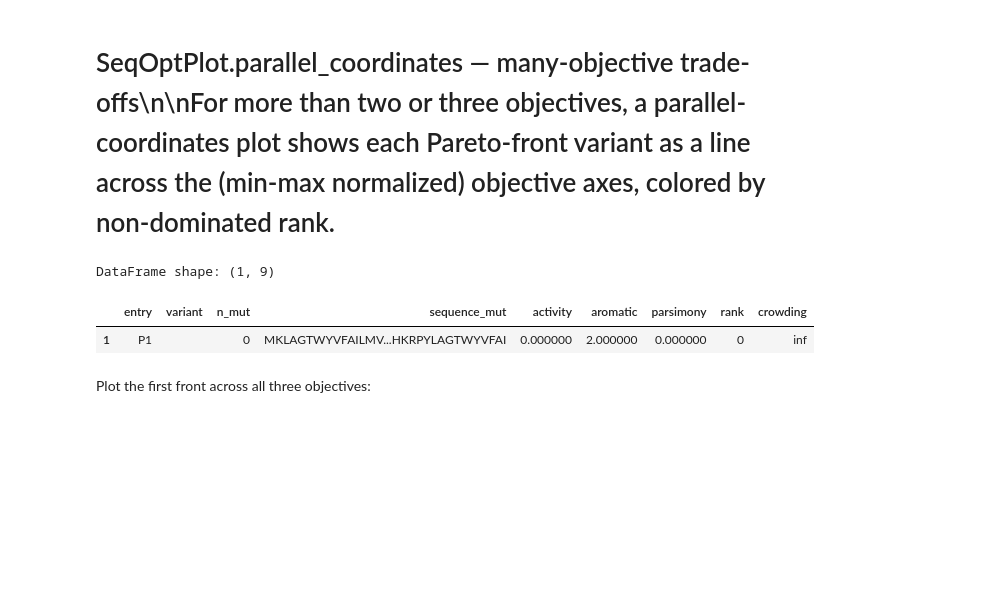
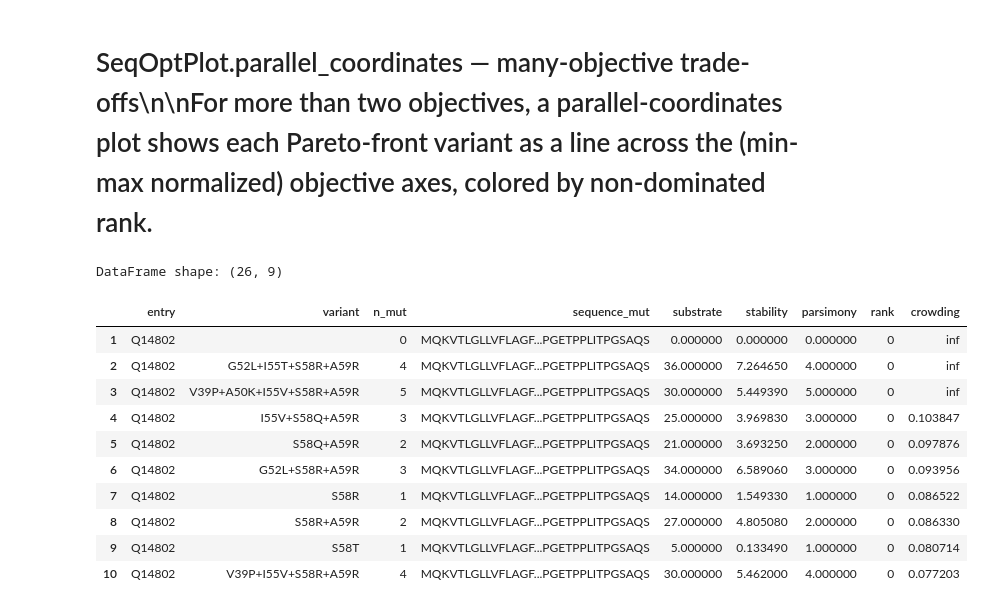
Before and after one commit to breimanntools/aaanalysis, a Jupyter notebook: examples/seqopt_parallel_coordinates.ipynb, the cells around one changed output. Saved outputs shown, nothing was run; the diff lists cells and outputs as text; code cells hidden in the pictures; blank space fills up the shorter version.

```diff
--- a/examples/seqopt_parallel_coordinates.ipynb
+++ b/examples/seqopt_parallel_coordinates.ipynb
@@ -1,54 +1,2 @@
 # %% [markdown]
-# SeqOptPlot.parallel_coordinates — many-objective trade-offs\n\nFor more than two or three objectives, a parallel-coordinates plot shows each Pareto-front variant as a line across the (min-max normalized) objective axes, colored by non-dominated rank.
+# SeqOptPlot.parallel_coordinates — many-objective trade-offs\n\nFor more than two objectives, a parallel-coordinates plot shows each Pareto-front variant as a line across the (min-max normalized) objective axes, colored by non-dominated rank.
-# %%
-import numpy as np, pandas as pd
-from sklearn.ensemble import RandomForestClassifier
-import aaanalysis as aa
-aa.options["verbose"] = False
-
-df_seq = pd.DataFrame({"entry": ["P1"],
-    "sequence": ["MKLAGTWYVFAILMVFWCGSTNQDEHKRPYLAGTWYVFAI"],
-    "tmd_start": [11], "tmd_stop": [20]})
-scales = list(aa.load_scales().columns[:4])
-df_feat = pd.DataFrame({
-    "feature": [f"TMD-Segment(1,1)-{s}" for s in scales],
-    "category": ["Polarity","ASA/Volume","Polarity","Energy"],
-    "subcategory": ["Hydrophobicity","Volume","Charge","Free energy"],
-    "scale_name": scales, "abs_auc": [.30,.25,.20,.10], "abs_mean_dif": [.40,.30,.20,.10],
-    "mean_dif": [.40,-.30,.20,-.10], "std_test": [.1]*4, "std_ref": [.1]*4,
-    "feat_importance": [40.,30.,20.,10.]})
-ref = pd.DataFrame({"entry": [f"R{i}" for i in range(8)],
-    "sequence": ["MKLAGTWYVFAILMVFWCGSTNQDEHKRPYLAGTWYVFAI",
-                 "ACDEFGHIKLMNPQRSTVWYACDEFGHIKLMNPQRSTVWY"] * 4,
-    "tmd_start": [11]*8, "tmd_stop": [20]*8})
-labels = [1,0]*4
-sf = aa.SequenceFeature()
-X = np.asarray(sf.feature_matrix(features=list(df_feat["feature"]),
-                                 df_parts=sf.get_df_parts(df_seq=ref),
-                                 df_scales=aa.load_scales()), float)
-model = RandomForestClassifier(n_estimators=20, random_state=0).fit(X, labels)
-
-# An EXTERNAL-PREDICTOR objective: any callable ``fn(sequence) -> float`` is optimized as an
-# objective. Here a mock stand-in; in practice this could wrap a scikit/torch model or a
-# sequence-level web tool / API (e.g. a topology or signal-peptide predictor like Phobius /
-# TMHMM). Results are cached per distinct variant, so a slow API is queried once per variant.
-def aromatic_run(sequence):
-    import re
-    runs = re.findall(r"[FWY]+", sequence)
-    return float(max((len(r) for r in runs), default=0))
-
-# Three objectives: maximize predicted activity, minimize the aromatic stretch (external
-# predictor), minimize the number of mutations.
-objectives = [("activity", "max", "delta_pred"),
-              ("aromatic", "min", aromatic_run),
-              ("parsimony", "min", "n_mut")]
-seqopt = aa.SeqOpt(mode="importance", model=model, random_state=42)
-df_pareto = seqopt.run(df_seq=df_seq, df_feat=df_feat, objectives=objectives,
-                       pop_size=24, n_gen=15, n_mut_max=4, region="tmd")
-aa.display_df(df_pareto, n_rows=10, show_shape=True)
-# %% [output]
-DataFrame shape: (1, 9)
-|  | entry | variant | n_mut | sequence_mut | activity | aromatic | parsimony | rank | crowding |
-| 1 | P1 |  | 0 | MKLAGTWYVFAILMV...HKRPYLAGTWYVFAI | 0.000000 | 2.000000 | 0.000000 | 0 | inf |
-# %% [markdown]
-Plot the first front across all three objectives:
@@ -55 +27,22 @@ Plot the first front across all three objectives:
+# %%
+objectives3 = [("substrate", "max", "delta_pred"),    # raise predicted substrate probability
+               ("stability", "min", "delta_cpp"),     # keep the feature profile close to natural
+               ("parsimony", "min", "n_mut")]         # few mutations
+seqopt = aa.SeqOpt(mode="importance", model=model, target_class=1, random_state=42)
+df_pareto = seqopt.run(df_seq=wt, df_feat=df_feat, objectives=objectives3,
+                       pop_size=40, n_gen=20, n_mut_max=5, region="tmd")
+aa.display_df(df_pareto, n_rows=10, show_shape=True)
+# %% [output]
+DataFrame shape: (26, 9)
+|  | entry | variant | n_mut | sequence_mut | substrate | stability | parsimony | rank | crowding |
+| 1 | Q14802 |  | 0 | MQKVTLGLLVFLAGF...PGETPPLITPGSAQS | 0.000000 | 0.000000 | 0.000000 | 0 | inf |
+| 2 | Q14802 | G52L+I55T+S58R+A59R | 4 | MQKVTLGLLVFLAGF...PGETPPLITPGSAQS | 36.000000 | 7.264650 | 4.000000 | 0 | inf |
+| 3 | Q14802 | V39P+A50K+I55V+S58R+A59R | 5 | MQKVTLGLLVFLAGF...PGETPPLITPGSAQS | 30.000000 | 5.449390 | 5.000000 | 0 | inf |
+| 4 | Q14802 | I55V+S58Q+A59R | 3 | MQKVTLGLLVFLAGF...PGETPPLITPGSAQS | 25.000000 | 3.969830 | 3.000000 | 0 | 0.103847 |
+| 5 | Q14802 | S58Q+A59R | 2 | MQKVTLGLLVFLAGF...PGETPPLITPGSAQS | 21.000000 | 3.693250 | 2.000000 | 0 | 0.097876 |
+| 6 | Q14802 | G52L+S58R+A59R | 3 | MQKVTLGLLVFLAGF...PGETPPLITPGSAQS | 34.000000 | 6.589060 | 3.000000 | 0 | 0.093956 |
+| 7 | Q14802 | S58R | 1 | MQKVTLGLLVFLAGF...PGETPPLITPGSAQS | 14.000000 | 1.549330 | 1.000000 | 0 | 0.086522 |
+| 8 | Q14802 | S58R+A59R | 2 | MQKVTLGLLVFLAGF...PGETPPLITPGSAQS | 27.000000 | 4.805080 | 2.000000 | 0 | 0.086330 |
+| 9 | Q14802 | S58T | 1 | MQKVTLGLLVFLAGF...PGETPPLITPGSAQS | 5.000000 | 0.133490 | 1.000000 | 0 | 0.080714 |
+| 10 | Q14802 | V39P+I55V+S58R+A59R | 4 | MQKVTLGLLVFLAGF...PGETPPLITPGSAQS | 30.000000 | 5.462000 | 4.000000 | 0 | 0.077203 |
 # %%
```
Also changed, not shown: parts of 2 cells of this notebook, 7 other files.
